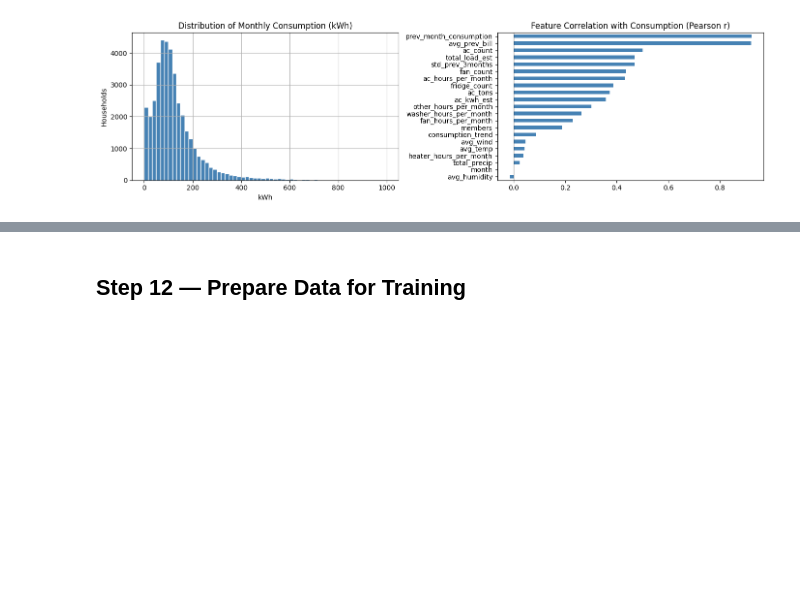
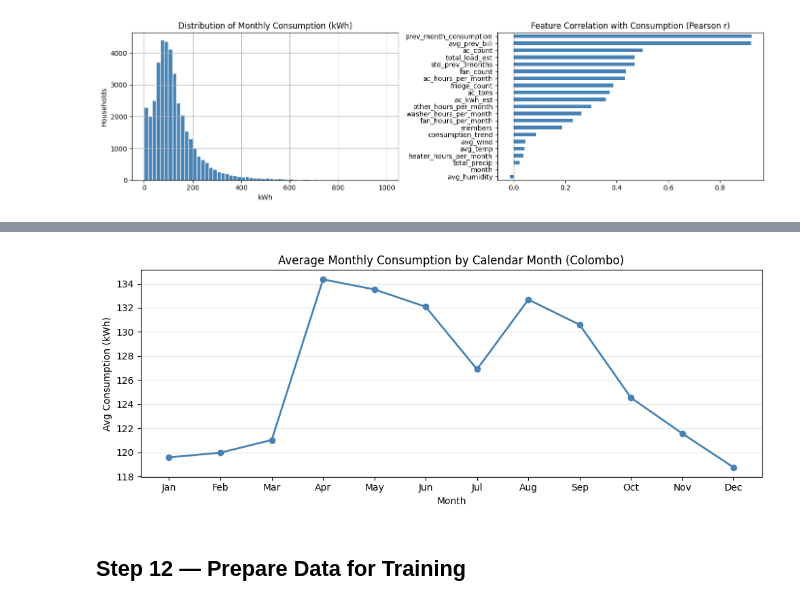
Before and after one commit to sumaliwanigasekara/energywise, a Jupyter notebook: EnergyWise_Pipeline.ipynb, the cells around one changed output, grey strips where cells are left out. Saved outputs shown, nothing was run; the diff lists cells and outputs as text; code cells hidden in the pictures; blank space fills up the shorter version.

```diff
--- a/EnergyWise_Pipeline.ipynb
+++ b/EnergyWise_Pipeline.ipynb
@@ -696,3 +710,21 @@ plt.show()
+# %%
+import seaborn as sns
+
+monthly_avg = training.groupby('month')['consumption_kwh'].mean().reset_index()
+month_names = ['Jan','Feb','Mar','Apr','May','Jun','Jul','Aug','Sep','Oct','Nov','Dec']
+
+plt.figure(figsize=(10, 4))
+plt.plot(monthly_avg['month'], monthly_avg['consumption_kwh'],
+         marker='o', color='steelblue', linewidth=2)
+plt.xticks(range(1, 13), month_names)
+plt.title('Average Monthly Consumption by Calendar Month (Colombo)')
+plt.xlabel('Month')
+plt.ylabel('Avg Consumption (kWh)')
+plt.grid(axis='y', alpha=0.3)
+plt.tight_layout()
+plt.show()
+# %% [output]
+[figure, added]
 # %% [markdown]
 ## Step 12 — Prepare Data for Training
 # %%
```
Also changed, not shown: parts of 12 cells of this notebook, 29 other files.
